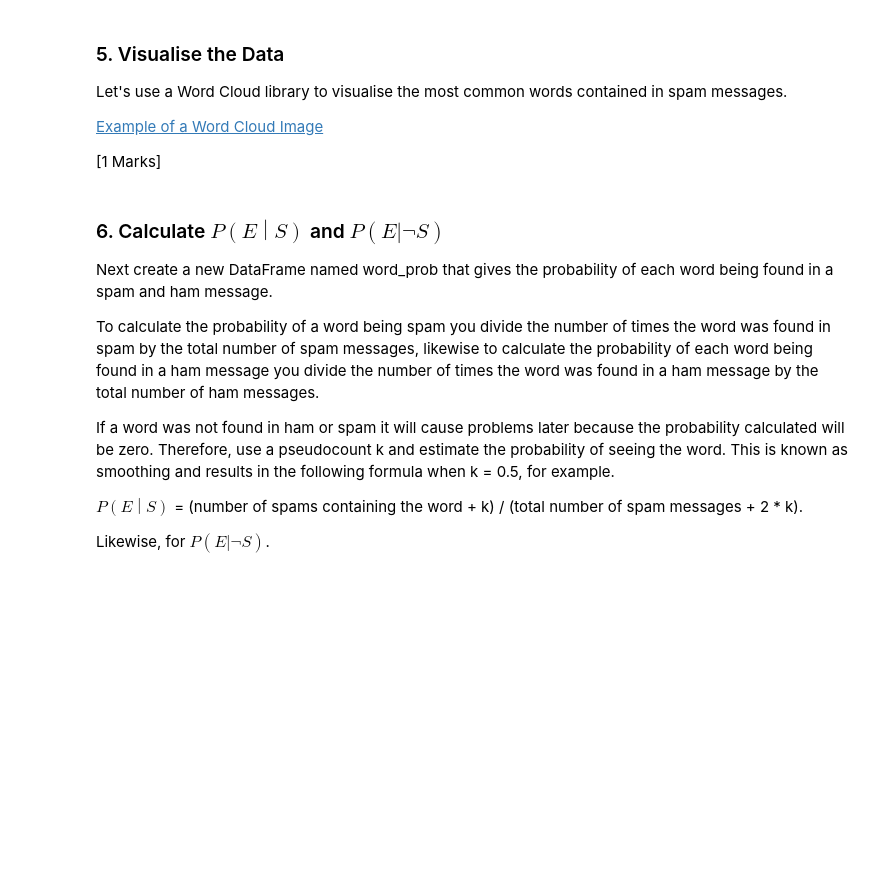
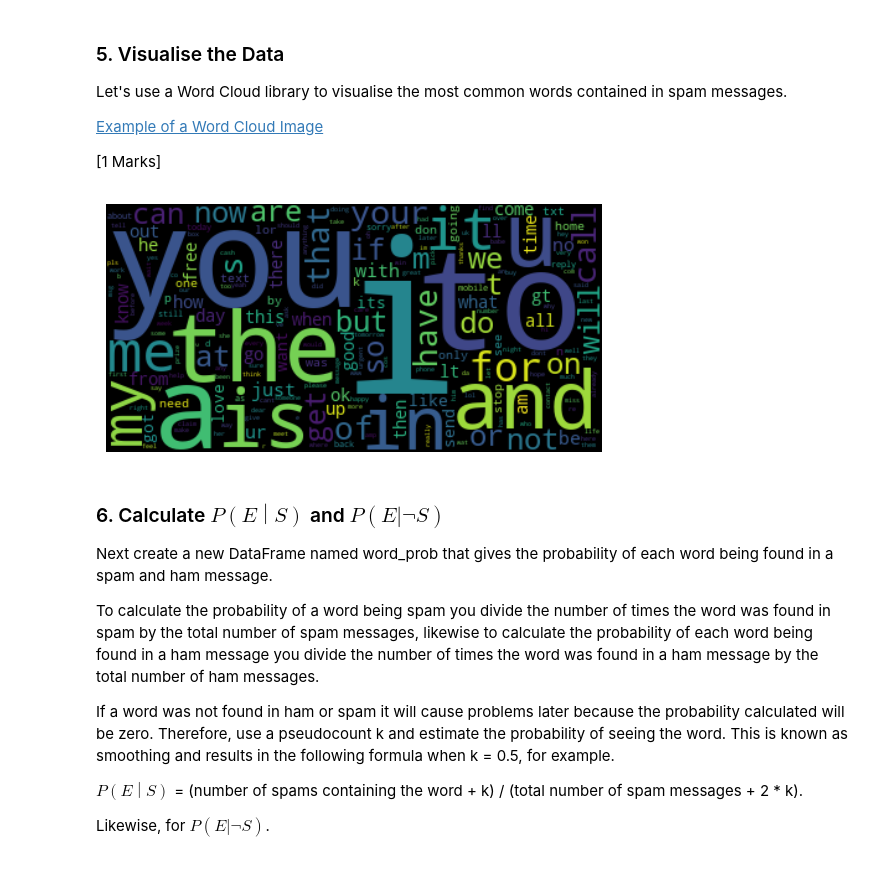
Before and after one commit to hairybear-21566/CompanyEmailSpamFilter, a Jupyter notebook: lab05_spam_filter_student_2024.ipynb, the cells around one changed output. Drawn from its saved outputs; the diff is of its cells as text; code cells hidden in the pictures; blank space fills up the shorter version.

```diff
--- a/lab05_spam_filter_student_2024.ipynb
+++ b/lab05_spam_filter_student_2024.ipynb
@@ -75,3 +104,11 @@ Note:  $P\left(S\right)$ and $P\left(\lnot S\right)$ are prior values, or prior
 </table>
 
 [1 Marks]
+# %%
+df["Message"]=df["Message"].str.replace("[^A-Za-z ]", " ", regex=True)
+df["Message"]=df["Message"].str.replace(r"[^\x00-\x7f]_?", " ",regex=True)
+df["Message"]=df["Message"].str.lower()
+
+
+#df.head(20)
+df
@@ -80,3 +131,14 @@ Note:  $P\left(S\right)$ and $P\left(\lnot S\right)$ are prior values, or prior
 <p>Split the data into three random samples, one for training the model, one for validation and the other for testing the model.  Create DataFrames named train_data, validation_data and test_data.  The train_data DataFrame should contain 60-70% of the data, validation_data 15-20% and the test_data DataFrame the remaining data.<p>
 
 <p>[1 Mark]</p>
+# %%
+from sklearn.model_selection import train_test_split
+
+train_data, remaining = train_test_split(df, test_size=0.4, random_state=1)
+validation_data , test_data = train_test_split(remaining, test_size=0.4, random_state=3)
+train_data= train_data.reset_index(drop=True)
+train_data # used to train model
+validation_data= validation_data.reset_index(drop=True)
+validation_data # used to validate model
+test_data= test_data.reset_index(drop=True)
+train_data # used to test model
@@ -170,6 +288,34 @@ Note:  $P\left(S\right)$ and $P\left(\lnot S\right)$ are prior values, or prior
 [Example of a Word Cloud Image](https://drive.google.com/open?id=1lVRGHtMB1AMJf-JSi7MmcHbZB_BvBhGC)
 
 <p>[1 Marks]</p>
+# %%
+### this command required to install package for use by notebook on my laptop
+
+# !pip install wordcloud
+
+### ^^^^^ feel free to ignore this or use it to install your own wordcloud
+from wordcloud import WordCloud
+
+# Create a dictionary to store the frequency of each word
+word_frequencies = {}
+
+for i in range(len(words)):
+    count = int(spam[i]) + int(ham[i])
+    if words[i] not in word_frequencies:
+        word_frequencies[words[i]] = count
+    else:
+        word_frequencies[words[i]] += count
+
+# Generate a word cloud image
+wordcloud = WordCloud().generate_from_frequencies(word_frequencies)
+
+# Display the generated image:
+import matplotlib.pyplot as plt
+plt.imshow(wordcloud, interpolation='bilinear')
+plt.axis("off")
+plt.show()
+# %% [output]
+[figure, added]
 # %% [markdown]
 <h3>6.  Calculate $P\left(E\middle| S\right)$ and $P\left(E|\lnot S\right)$</h3>
 <p>Next create a new DataFrame named word_prob that gives the probability of each word being found in a spam and ham message.</p>
```
Also changed, not shown: parts of 18 cells of this notebook.
